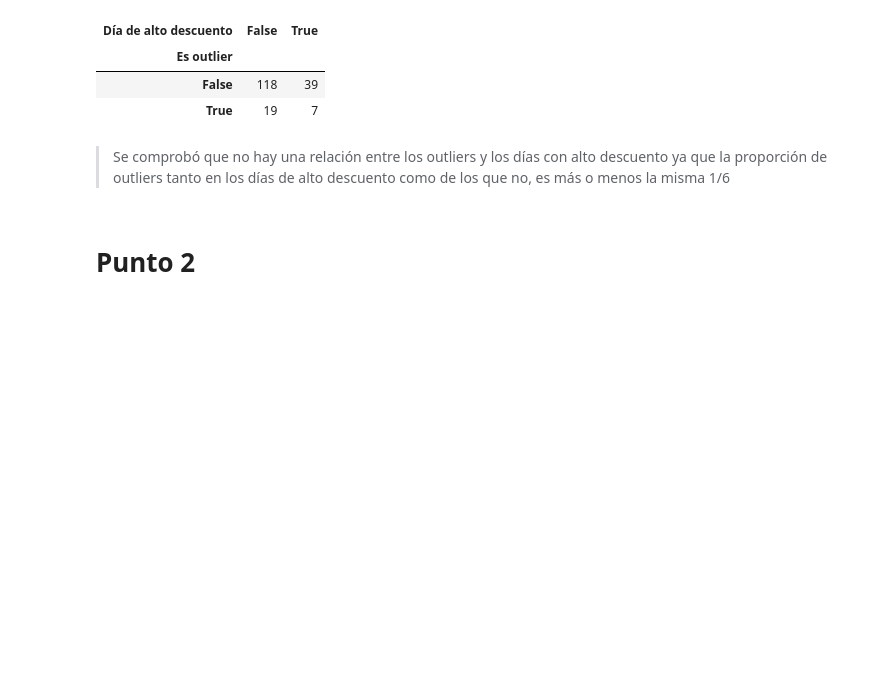
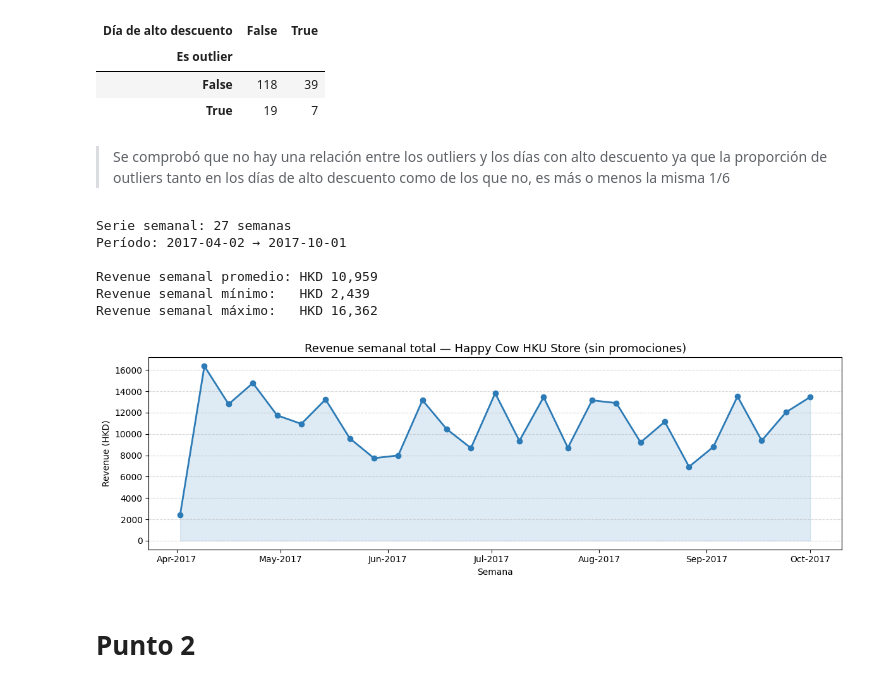
Before and after one commit to Brayan-137/analitica-datos-segundo-parcial-forecasting, a Jupyter notebook: 02_Parcial_Forecasting_(grupo).ipynb, the cells around one changed output. Drawn from its saved outputs; the diff is of its cells as text; code cells hidden in the pictures; blank space fills up the shorter version.

```diff
--- a/02_Parcial_Forecasting_(grupo).ipynb
+++ b/02_Parcial_Forecasting_(grupo).ipynb
@@ -314,5 +314,65 @@ pd.crosstab(outlier_flag, descuento_diario > descuento_diario.quantile(0.75),
 | True | 19 | 7 |
 # %% [markdown]
 > Se comprobó que no hay una relación entre los outliers y los días con alto descuento ya que la proporción de outliers tanto en los días de alto descuento como de los que no, es más o menos la misma 1/6
+# %%
+import pandas as pd
+import numpy as np
+import matplotlib.pyplot as plt
+import matplotlib.dates as mdates
+import warnings
+warnings.filterwarnings('ignore')
+
+# --- Reconstruir serie de revenue real (sin promociones) ---
+productos_promocion = [
+    'Double Scoop', 'Triple Scoop', 'Free Scoop Grassroot',
+    'Asia Research Free Scoop', 'Building Promotion',
+    'Finger B 100', 'Registration day $20', 'Gift Voucher',
+    'Gift coupon 3 cone', 'Staff Off -$2', 'Stamp Card REDEEM',
+    'ZALORA Ecoupon Buy 1 Get 1 Scoop', 'ZALORA $30 Spent Coupon'
+]
+
+# 'data' ya fue limpiado en el Punto 1 (contiene Date_clean, Product_Clean, Revenue)
+data_real = data[~data['Product_Clean'].isin(productos_promocion)].copy()
+
+# Agregar revenue total diario
+revenue_diario = (data_real
+    .groupby('Date_clean')['Revenue']
+    .sum()
+    .reset_index()
+    .rename(columns={'Date_clean': 'ds', 'Revenue': 'y'})
+    .sort_values('ds'))
+
+# Resamplear a semanal (suma de lunes a domingo, etiqueta el domingo)
+revenue_semanal = (revenue_diario
+    .set_index('ds')
+    .resample('W')
+    .sum()
+    .reset_index())
+
+print(f"Serie semanal: {len(revenue_semanal)} semanas")
+print(f"Período: {revenue_semanal['ds'].min().date()} → {revenue_semanal['ds'].max().date()}")
+print(f"\nRevenue semanal promedio: HKD {revenue_semanal['y'].mean():,.0f}")
+print(f"Revenue semanal mínimo:   HKD {revenue_semanal['y'].min():,.0f}")
+print(f"Revenue semanal máximo:   HKD {revenue_semanal['y'].max():,.0f}")
+
+# Gráfico de la serie completa
+fig, ax = plt.subplots(figsize=(12, 4))
+ax.plot(revenue_semanal['ds'], revenue_semanal['y'], marker='o', color='#2c7bb6', linewidth=2)
+ax.fill_between(revenue_semanal['ds'], revenue_semanal['y'], alpha=0.15, color='#2c7bb6')
+ax.set_title('Revenue semanal total — Happy Cow HKU Store (sin promociones)', fontsize=13)
+ax.set_xlabel('Semana')
+ax.set_ylabel('Revenue (HKD)')
+ax.xaxis.set_major_formatter(mdates.DateFormatter('%b-%Y'))
+ax.grid(axis='y', linestyle='--', alpha=0.5)
+plt.tight_layout()
+plt.show()
+# %% [output]
+Serie semanal: 27 semanas
+Período: 2017-04-02 → 2017-10-01
+
+Revenue semanal promedio: HKD 10,959
+Revenue semanal mínimo:   HKD 2,439
+Revenue semanal máximo:   HKD 16,362
+[figure, added]
 # %% [markdown]
 # Punto 2
```
Also changed, not shown: parts of 1 cell of this notebook.
